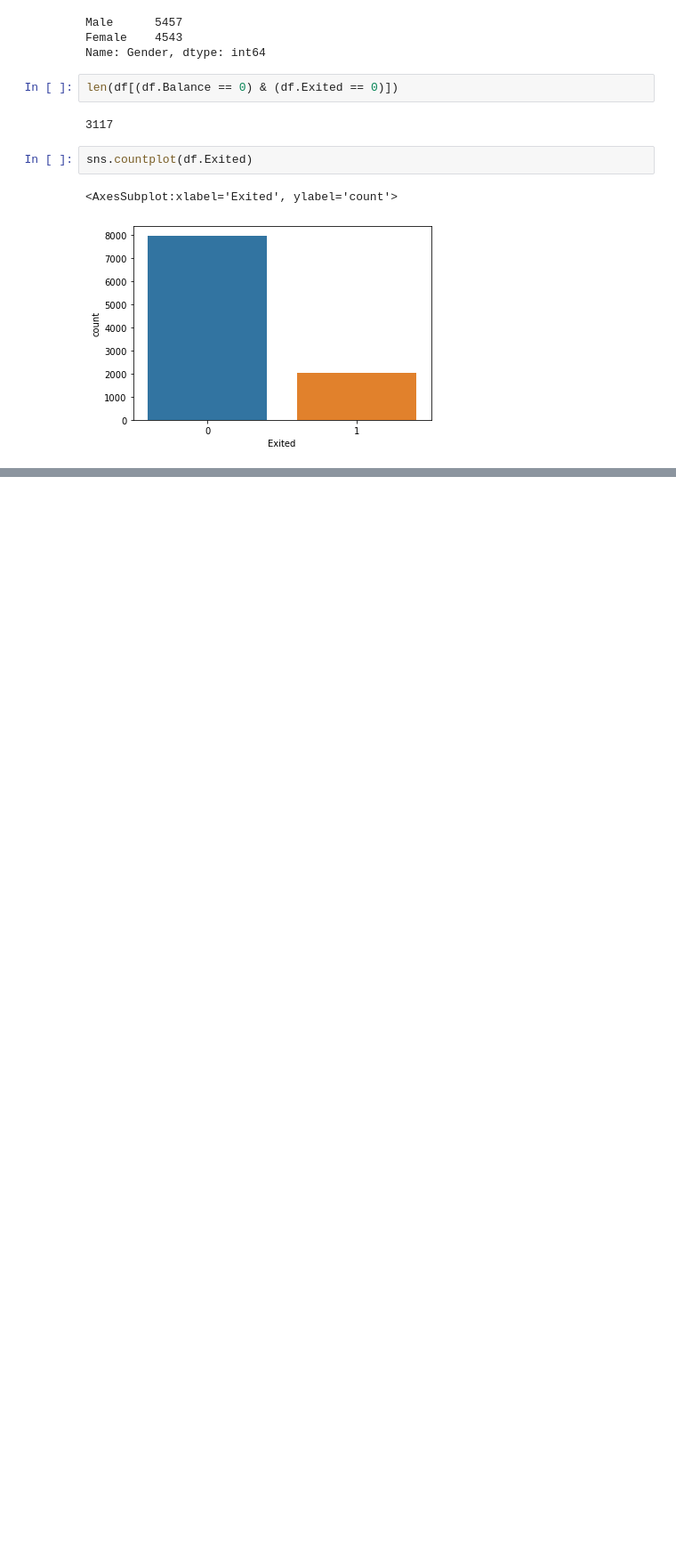
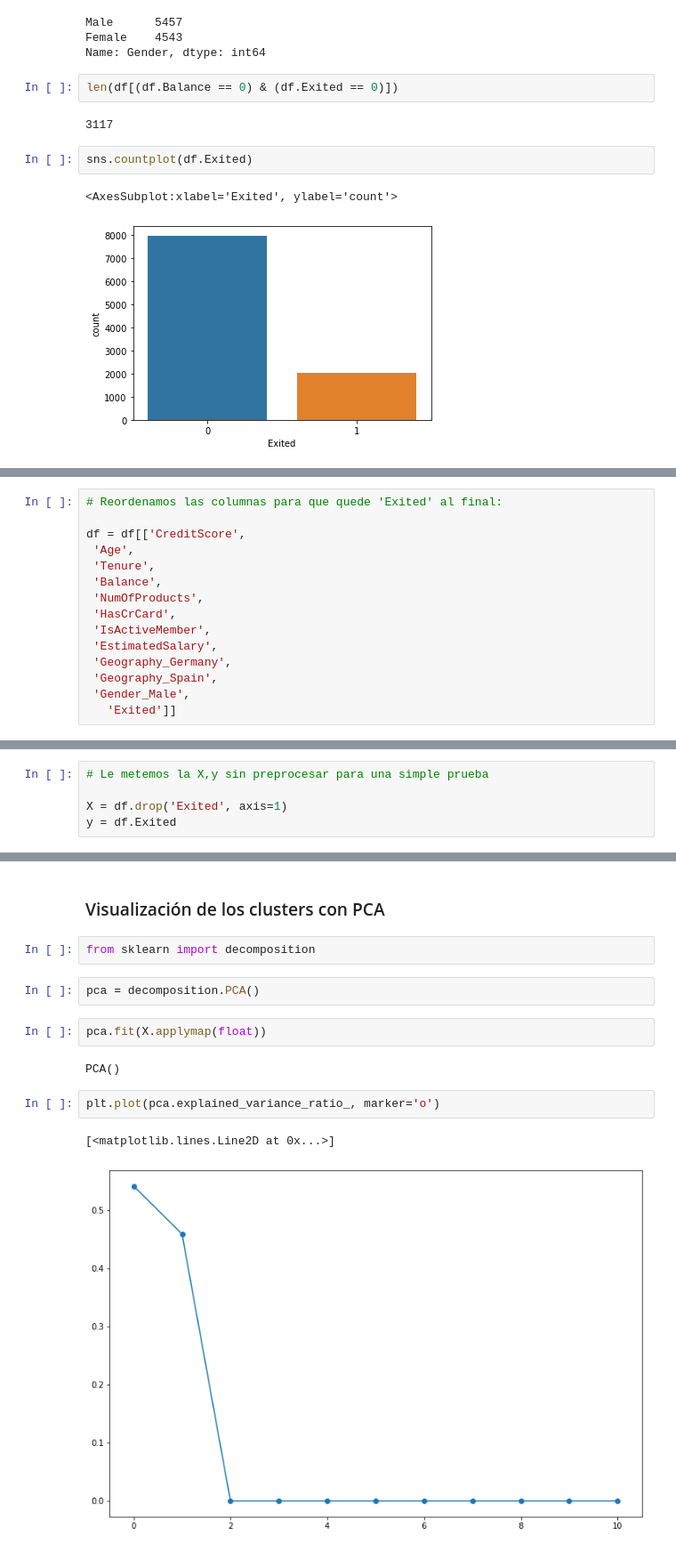
Before and after one commit to borjatv/project-ml-bank-churn, a Jupyter notebook: Exploracion.ipynb, the cells around one changed output, grey strips where cells are left out. Shown at 89% size. Drawn from its saved outputs; the diff is of its cells as text; blank space fills up the shorter version.

```diff
--- a/Exploracion.ipynb
+++ b/Exploracion.ipynb
@@ -82,0 +137,15 @@ sns.countplot(df.Exited)
+# %%
+# Reordenamos las columnas para que quede 'Exited' al final:
+
+df = df[['CreditScore',
+ 'Age',
+ 'Tenure',
+ 'Balance',
+ 'NumOfProducts',
+ 'HasCrCard',
+ 'IsActiveMember',
+ 'EstimatedSalary',
+ 'Geography_Germany',
+ 'Geography_Spain',
+ 'Gender_Male',
+   'Exited']]
@@ -82,0 +190,5 @@ sns.countplot(df.Exited)
+# %%
+# Le metemos la X,y sin preprocesar para una simple prueba
+
+X = df.drop('Exited', axis=1)
+y = df.Exited
@@ -82,0 +330,15 @@ sns.countplot(df.Exited)
+# %% [markdown]
+### Visualización de los clusters con PCA
+# %%
+from sklearn import decomposition
+# %%
+pca = decomposition.PCA()
+# %%
+pca.fit(X.applymap(float))
+# %% [output]
+PCA()
+# %%
+plt.plot(pca.explained_variance_ratio_, marker='o')
+# %% [output]
+[<matplotlib.lines.Line2D at 0x...>]
+[figure, added]
```
Also changed, not shown: parts of 49 cells of this notebook, 1 other file.
